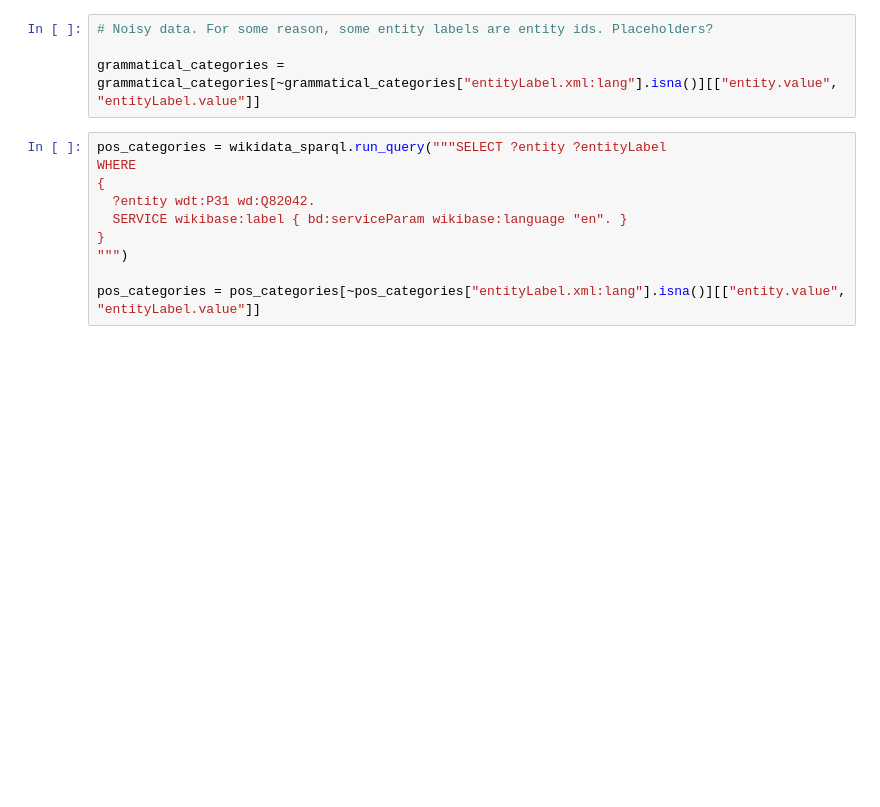
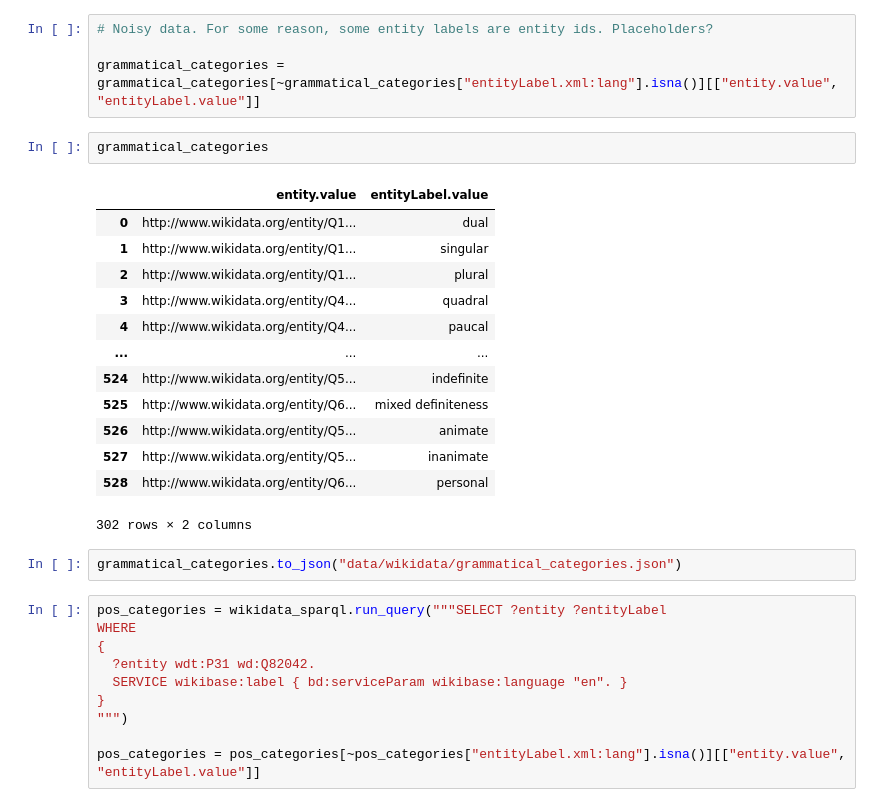
Before and after one commit to erolm-a/colla-framework, a Jupyter notebook: notebooks/WikidataLexemes.ipynb, the cells around one changed output. Drawn from its saved outputs; the diff is of its cells as text; blank space fills up the shorter version.

Commit message:
Cross-tested Wikidata and Wiktionary

```diff
--- a/notebooks/WikidataLexemes.ipynb
+++ b/notebooks/WikidataLexemes.ipynb
@@ -99,6 +99,24 @@ WHERE
 # Noisy data. For some reason, some entity labels are entity ids. Placeholders?
 
 grammatical_categories = grammatical_categories[~grammatical_categories["entityLabel.xml:lang"].isna()][["entity.value", "entityLabel.value"]]
+# %%
+grammatical_categories
+# %% [output]
+|  | entity.value | entityLabel.value |
+| 0 | http://www.wikidata.org/entity/Q1... | dual |
+| 1 | http://www.wikidata.org/entity/Q1... | singular |
+| 2 | http://www.wikidata.org/entity/Q1... | plural |
+| 3 | http://www.wikidata.org/entity/Q4... | quadral |
+| 4 | http://www.wikidata.org/entity/Q4... | paucal |
+| ... | ... | ... |
+| 524 | http://www.wikidata.org/entity/Q5... | indefinite |
+| 525 | http://www.wikidata.org/entity/Q6... | mixed definiteness |
+| 526 | http://www.wikidata.org/entity/Q5... | animate |
+| 527 | http://www.wikidata.org/entity/Q5... | inanimate |
+| 528 | http://www.wikidata.org/entity/Q6... | personal |
+302 rows × 2 columns
+# %%
+grammatical_categories.to_json("data/wikidata/grammatical_categories.json")
 # %%
 pos_categories = wikidata_sparql.run_query("""SELECT ?entity ?entityLabel
 WHERE
```
Also changed, not shown: parts of 15 cells of this notebook, 2 other files.
